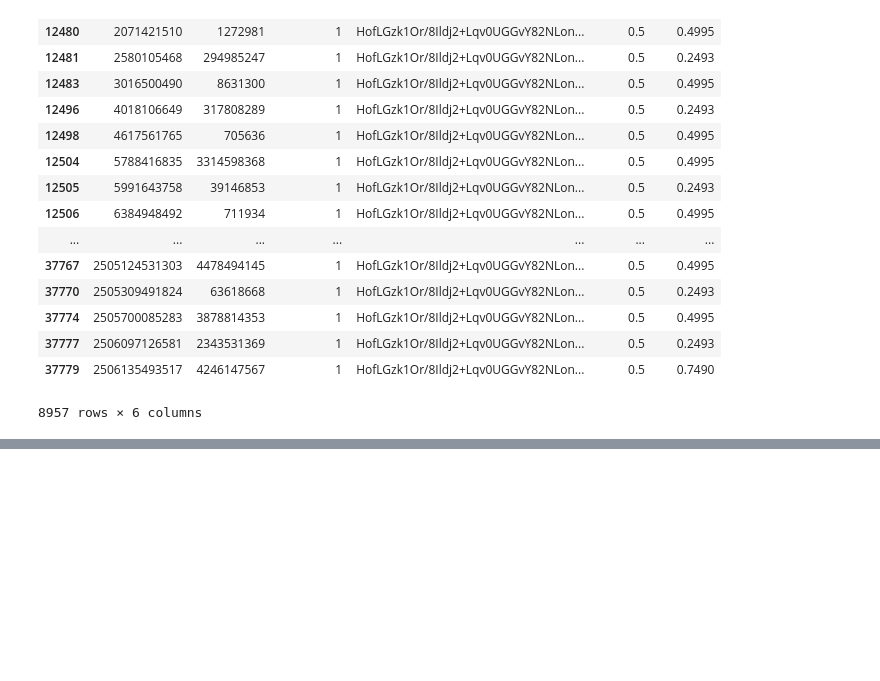
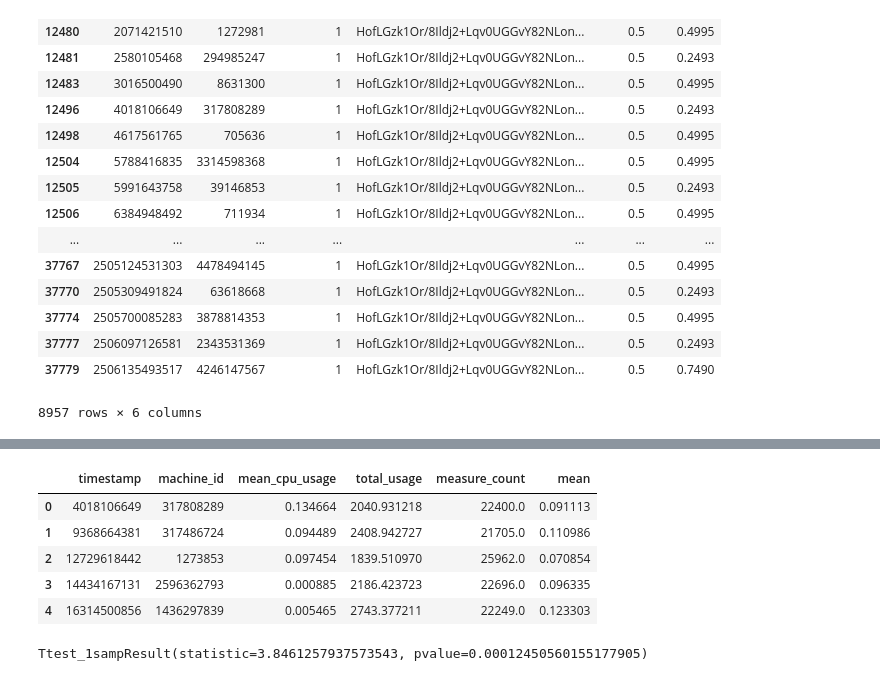
Before and after one commit to faizaan09/google-trace-analysis, a Jupyter notebook: explore.ipynb, the cells around one changed output, grey strips where cells are left out. Cells and saved outputs as stored; diff of their text form; code cells hidden in the pictures; blank space fills up the shorter version.

```diff
--- a/explore.ipynb
+++ b/explore.ipynb
@@ -181,3 +165,9 @@ sys.getsizeof(df) / 1024 / 1024 / 1024
+# %%
+mean_machine_usage = pd.read_csv('./data/mean_machine_usage.csv')
+# %%
+mean_machine_usage.dropna(axis=0,how='all',inplace=True,thresh=2)
+mean_machine_usage['mean'] = mean_machine_usage['total_usage']/mean_machine_usage['measure_count']
+mean_machine_usage.to_csv('./data/mean_machine_usage.csv')
 # %%
 crash_usage = pd.read_csv(data_dir + "machine_events/part-00000-of-00001.csv.gz",header=None)
 crash_usage.columns = machine_events_header
@@ -309,0 +220,10 @@ df
+# %%
+final = pd.merge(crash_usage,mean_machine_usage,on='machine_id')
+final.head()
+# %% [output]
+|  | timestamp | machine_id | mean_cpu_usage | total_usage | measure_count | mean |
+| 0 | 4018106649 | 317808289 | 0.134664 | 2040.931218 | 22400.0 | 0.091113 |
+| 1 | 9368664381 | 317486724 | 0.094489 | 2408.942727 | 21705.0 | 0.110986 |
+| 2 | 12729618442 | 1273853 | 0.097454 | 1839.510970 | 25962.0 | 0.070854 |
+| 3 | 14434167131 | 2596362793 | 0.000885 | 2186.423723 | 22696.0 | 0.096335 |
+| 4 | 16314500856 | 1436297839 | 0.005465 | 2743.377211 | 22249.0 | 0.123303 |
@@ -309,0 +232,4 @@ df
+# %%
+ttest_1samp(final['mean_cpu_usage'],usage_mean*1.5)
+# %% [output]
+Ttest_1sampResult(statistic=3.8461257937573543, pvalue=0.00012450560155177905)
```
Also changed, not shown: parts of 16 cells of this notebook.
